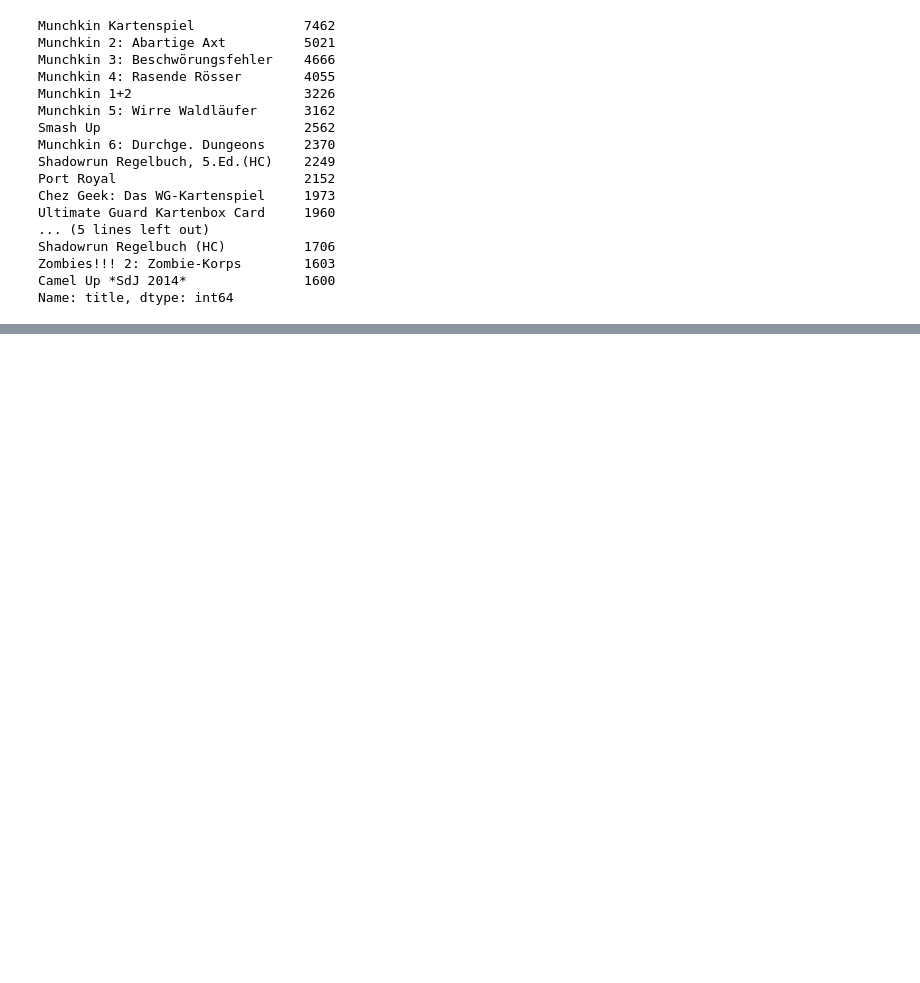
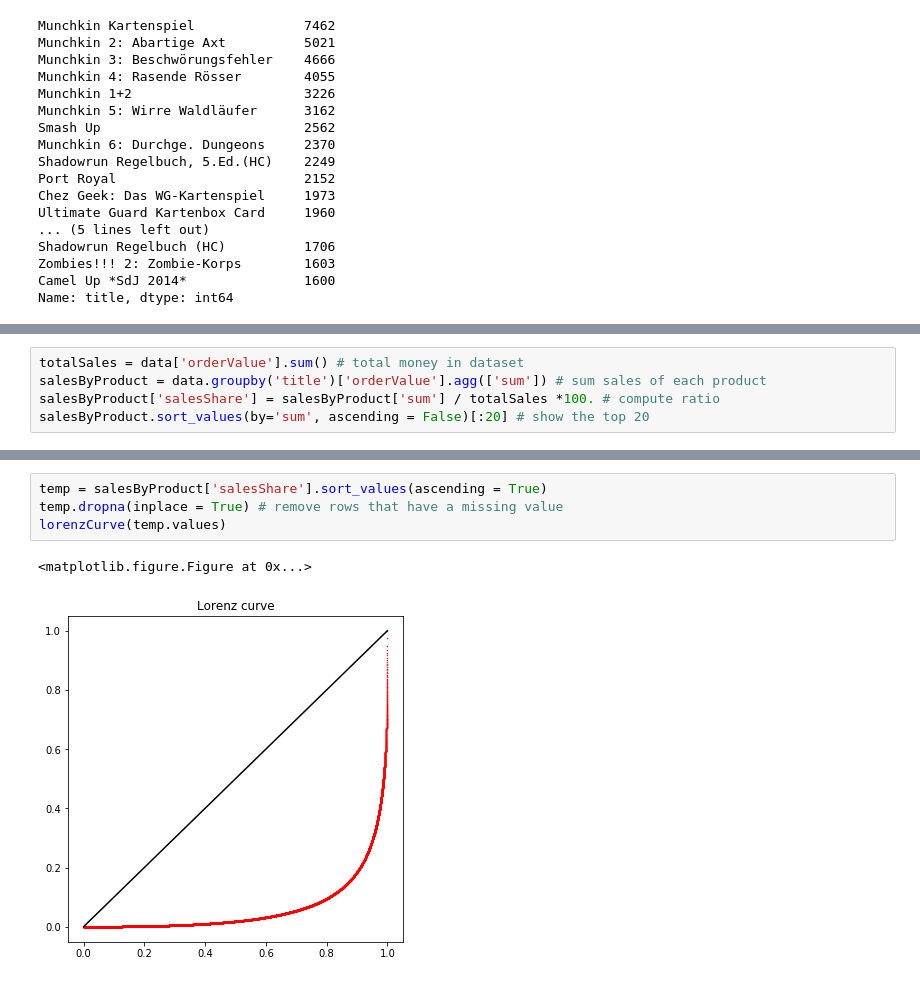
Before and after one commit to shachar-r/Profit-RS, a Jupyter notebook: Jörn - Pegasus summary statistics.ipynb, the cells around one changed output, grey strips where cells are left out. Cells and saved outputs as stored; diff of their text form; blank space fills up the shorter version.

```diff
--- a/Jörn - Pegasus summary statistics.ipynb
+++ b/Jörn - Pegasus summary statistics.ipynb
@@ -268,0 +269,5 @@ lorenzCurve(temp)
+# %%
+totalSales = data['orderValue'].sum() # total money in dataset
+salesByProduct = data.groupby('title')['orderValue'].agg(['sum']) # sum sales of each product
+salesByProduct['salesShare'] = salesByProduct['sum'] / totalSales *100. # compute ratio
+salesByProduct.sort_values(by='sum', ascending = False)[:20] # show the top 20
@@ -268,0 +293,7 @@ lorenzCurve(temp)
+# %%
+temp = salesByProduct['salesShare'].sort_values(ascending = True)
+temp.dropna(inplace = True) # remove rows that have a missing value
+lorenzCurve(temp.values)
+# %% [output]
+<matplotlib.figure.Figure at 0x...>
+[figure, added]
```
Also changed, not shown: parts of 4 cells of this notebook.
